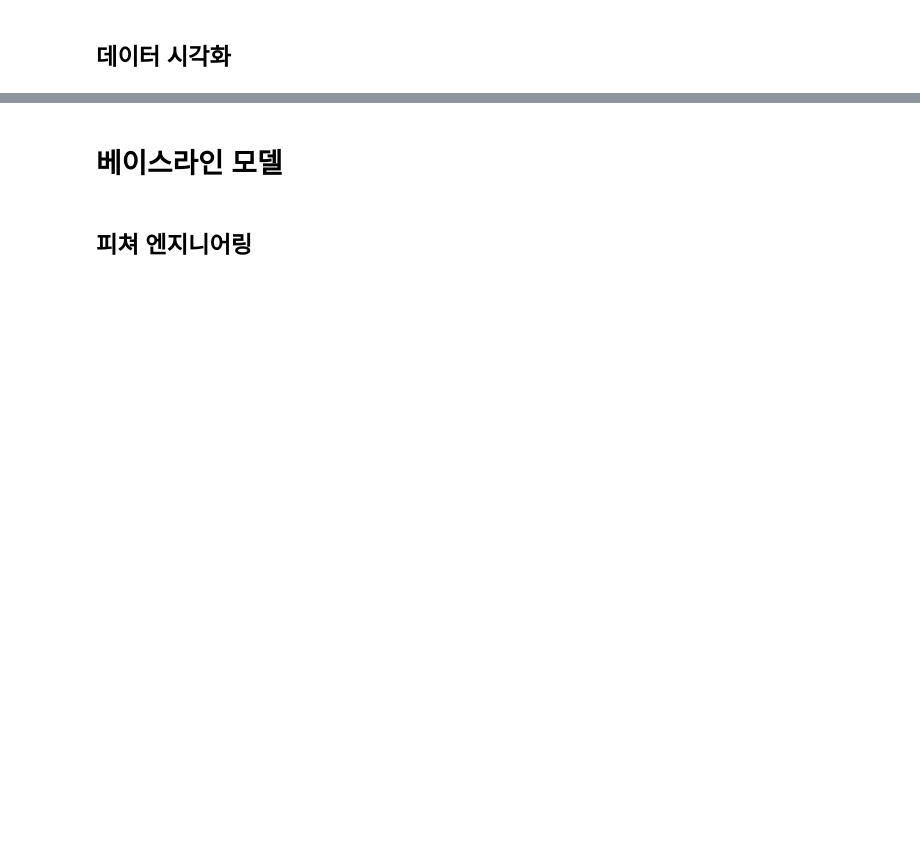
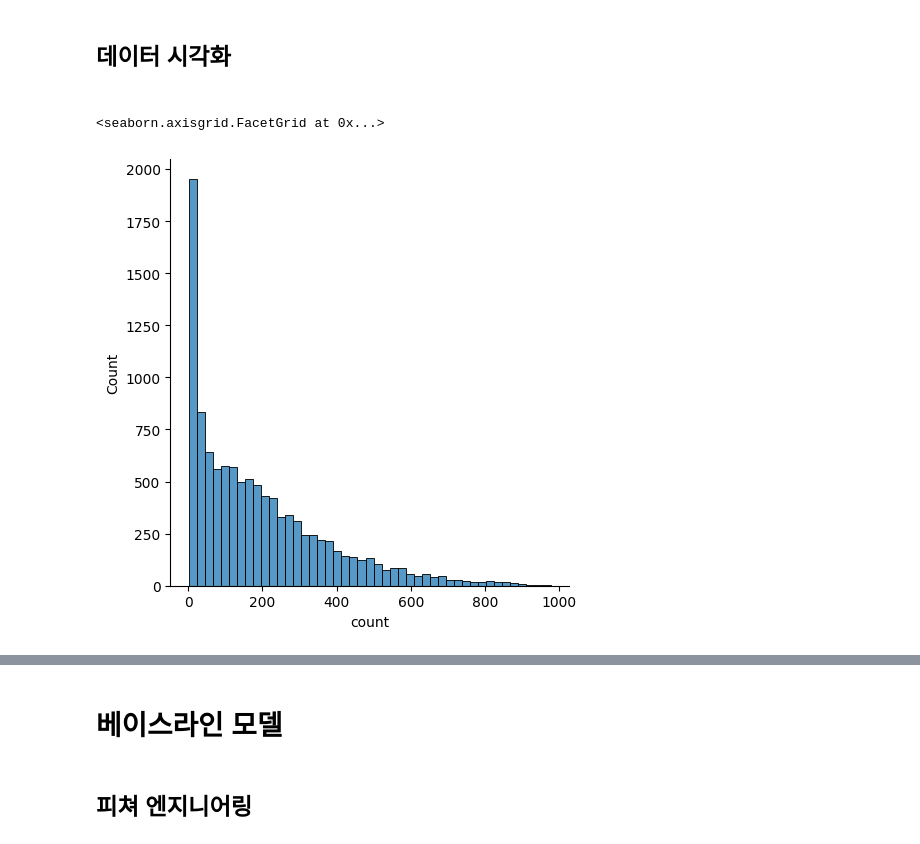
Before and after one commit to gitwtmo/musthave_mldl_problem_solving_strategy, a Jupyter notebook: Indexs/part2/chapter6.ipynb, the cells around one changed output, grey strips where cells are left out. Cells and saved outputs as stored; diff of their text form; code cells hidden in the pictures; blank space fills up the shorter version.

```diff
--- a/Indexs/part2/chapter6.ipynb
+++ b/Indexs/part2/chapter6.ipynb
@@ -46,3 +46,15 @@
 # %% [markdown]
 <a name="데이터-둘러보기"></a>
 ## 데이터 둘러보기
+# %%
+import pandas as pd
+import numpy as np
+import warnings
+
+warnings.filterwarnings('ignore')
+
+data_path = './dataset/bike-sharing-demand/'
+
+train = pd.read_csv(data_path+'train.csv')
+test = pd.read_csv(data_path+'test.csv')
+submission = pd.read_csv(data_path+'submission.csv')
@@ -48,0 +109,2 @@
+# %%
+train = train.drop(columns=['casual','registered'])
@@ -49,3 +131,13 @@
 # %% [markdown]
 <a name="더-효과적인-분석을-위한-피쳐-엔지니어링"></a>
 ## 더 효과적인 분석을 위한 피쳐 엔지니어링
+# %%
+train['year'] = pd.to_datetime(train['datetime']).dt.year
+train['month'] = pd.to_datetime(train['datetime']).dt.month
+train['day'] = pd.to_datetime(train['datetime']).dt.day
+train['hour'] = pd.to_datetime(train['datetime']).dt.hour
+train['minute'] = pd.to_datetime(train['datetime']).dt.minute
+train['second'] = pd.to_datetime(train['datetime']).dt.second
+train['weekday'] = pd.to_datetime(train['datetime']).dt.weekday
+# train['day_name'] = pd.to_datetime(train['datetime']).dt.day_name()
+train.head(3)
@@ -51,0 +149,14 @@
+# %%
+train['season'] = train['season'].map({
+    1: 'Spring',
+    2: 'Summer',
+    3: 'Fall',
+    4: 'Winter',
+})
+train['weather'] = train['weather'].map({
+    1: 'Clear',
+    2: 'Mist, Few clouds',
+    3: 'Light Snow, Rain, Thunderstorm',
+    4: 'Heavy Rain, Thunderstorm, Snow, Fog'
+})
+train.head(3)
@@ -54,0 +192,7 @@
+# %% [markdown]
+<a name="데이터-시각화displot"></a>
+# %%
+sns.displot(train['count'])
+# %% [output]
+<seaborn.axisgrid.FacetGrid at 0x...>
+[figure, added]
```
Also changed, not shown: parts of 55 cells of this notebook.
